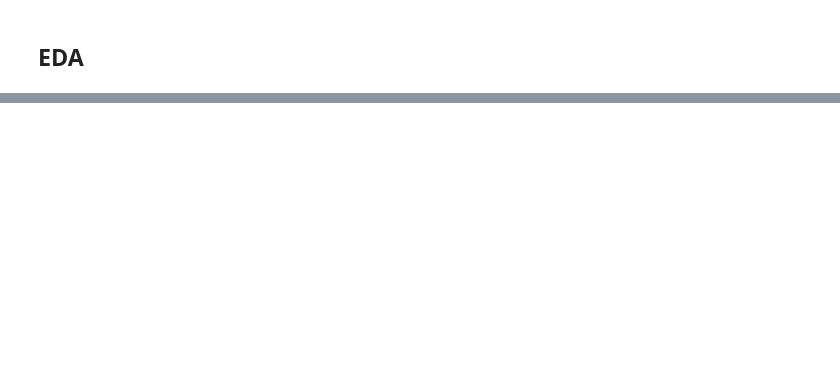
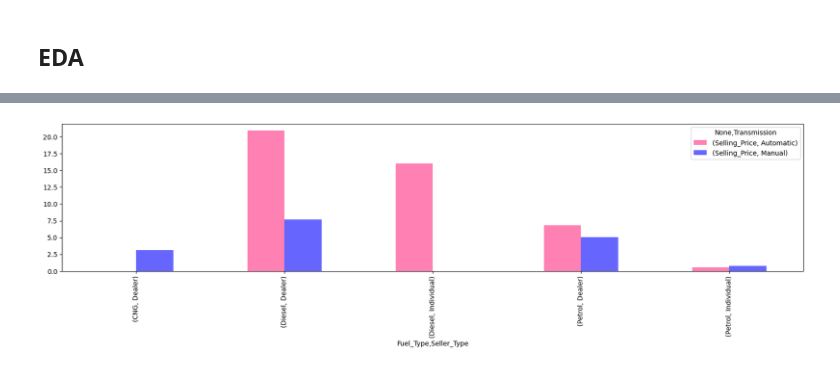
Before and after one commit to mdismailquraishicse/ElectricVehicleSegmentation, a Jupyter notebook: main.ipynb, the cells around one changed output, grey strips where cells are left out. Drawn from its saved outputs; the diff is of its cells as text; code cells hidden in the pictures; blank space fills up the shorter version.

```diff
--- a/main.ipynb
+++ b/main.ipynb
@@ -11,7 +13,7 @@ import details
 # %%
 # Load the data
 path = 'data/car data.csv'
-df = details.getDf(path)
+df = eda.getDf(path)
 # %% [output]
 First five rows :
   Car_Name  Year  Selling_Price  Present_Price  Kms_Driven Fuel_Type  \
@@ -33,8 +41,2 @@ Unique values in column = Owner :
 # %% [markdown]
 ## EDA
-# %%
-print(null_df[null_df['null_count']>0])
-print()
-print(f'shape before dropping null values {df.shape}')
-df.dropna(inplace=True)
-print(f'shape after dropping null values {df.shape}')
@@ -68 +63,8 @@ print(df['State'].value_counts().reset_index(name='vehicle_count').head(10).T)
+# %%
+cols = ['Fuel_Type', 'Seller_Type', 'Transmission']
+plt.rcParams['figure.figsize']=(20,4)
+round(df.groupby(['Fuel_Type','Seller_Type', 'Transmission'])[['Selling_Price']].mean(),2).unstack().plot.bar(color=['#ff80b3','#6666ff'])
+plt.show()
+# %% [output]
+[figure, added]
 # %%
```
Also changed, not shown: parts of 16 cells of this notebook.
